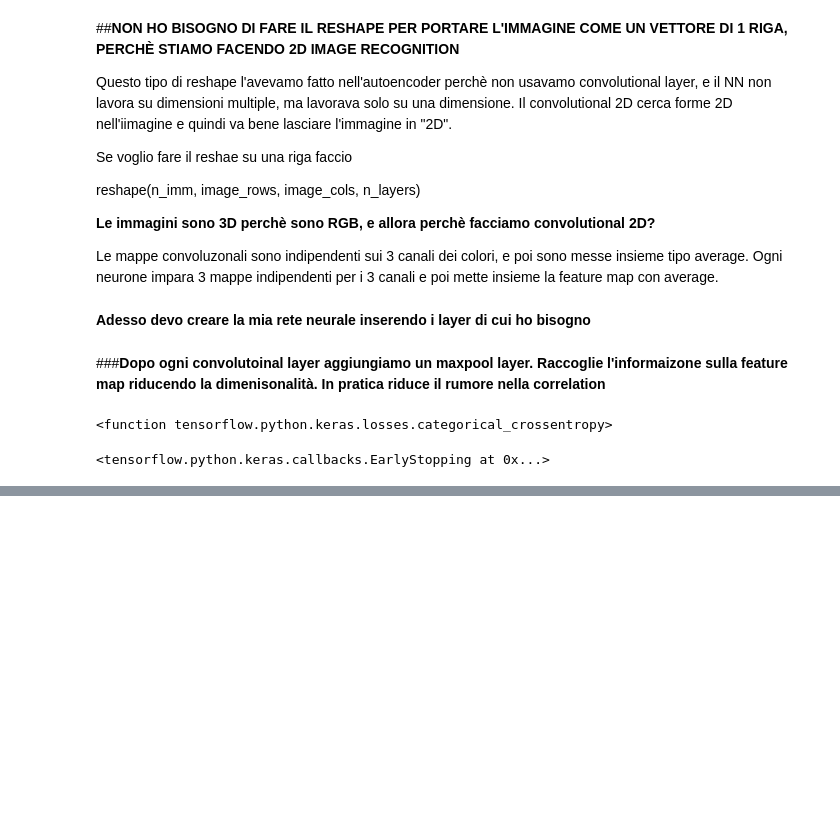
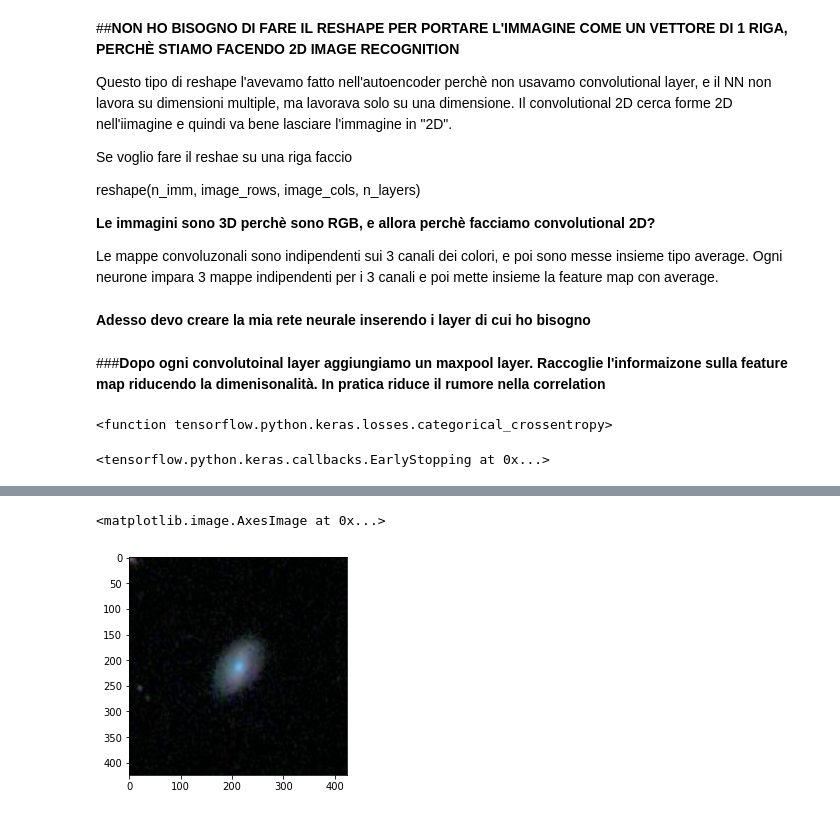
Before and after one commit to FedeleDelvecchio/MLPNS, a Jupyter notebook: Class/Lez21_06052021.ipynb, the cells around one changed output, grey strips where cells are left out. Drawn from its saved outputs; the diff is of its cells as text; code cells hidden in the pictures; blank space fills up the shorter version.

```diff
--- a/Class/Lez21_06052021.ipynb
+++ b/Class/Lez21_06052021.ipynb
@@ -410,0 +460,5 @@ score
+# %%
+pl.imshow(ims[0])
+# %% [output]
+<matplotlib.image.AxesImage at 0x...>
+[figure, added]
```
Also changed, not shown: parts of 12 cells of this notebook.
